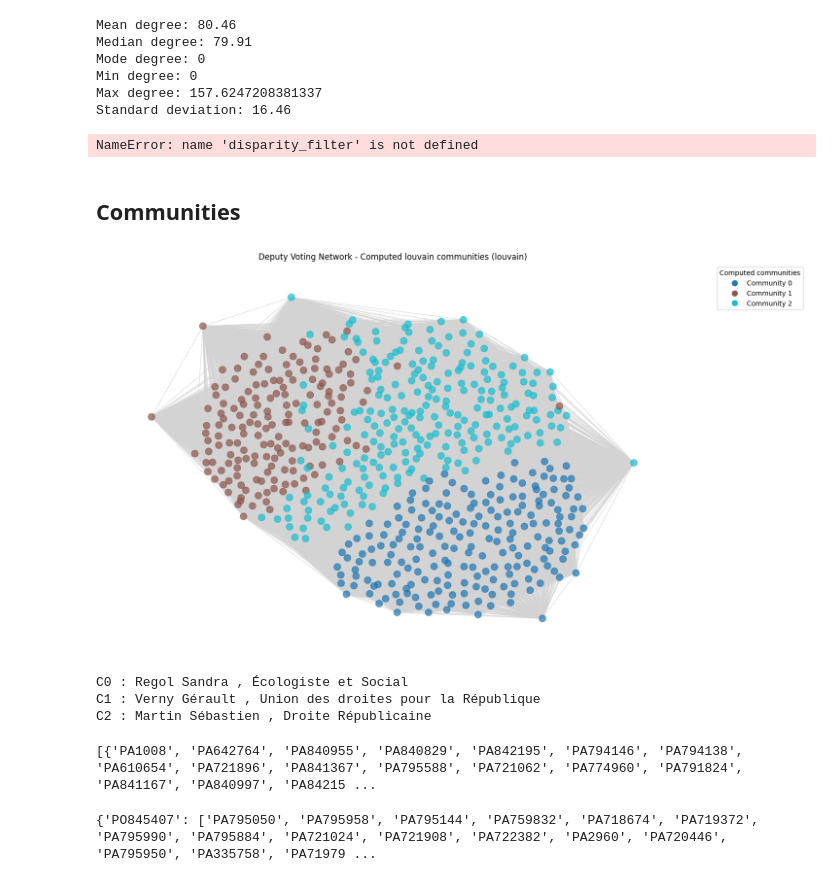
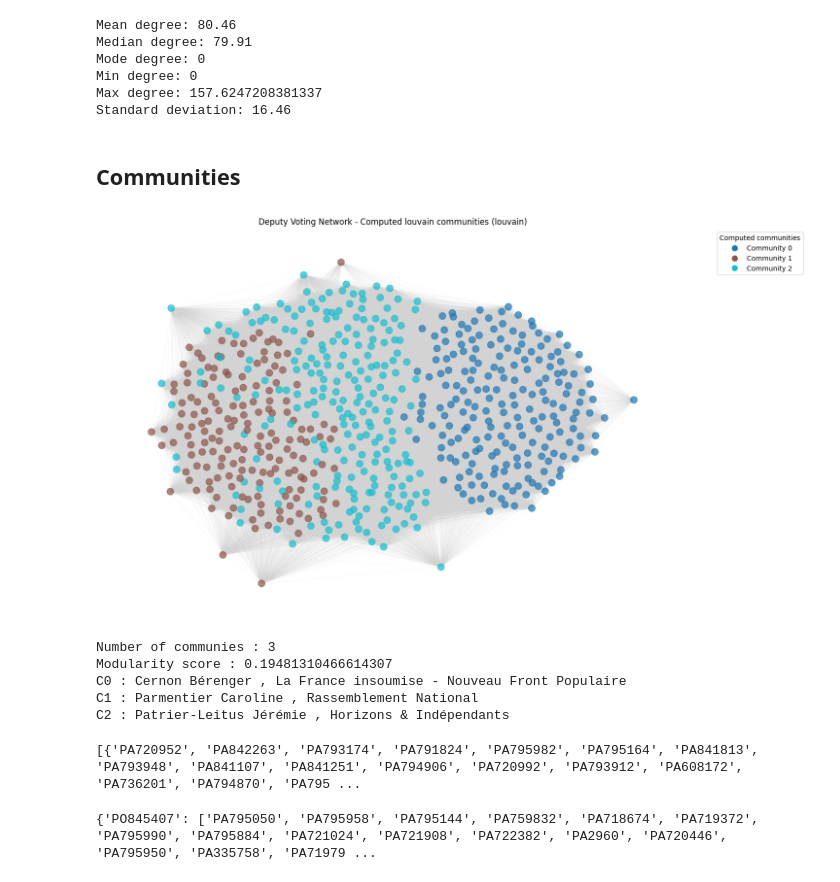
Before and after one commit to PierreHollebeque/02805_SocialGraph_Project, a Jupyter notebook: graph_construction_weights.ipynb, the cells around one changed output. Saved outputs shown, nothing was run; the diff lists cells and outputs as text; code cells hidden in the pictures.

```diff
--- a/graph_construction_weights.ipynb
+++ b/graph_construction_weights.ipynb
@@ -31,7 +31,7 @@ Added 611 nodes
 # Track co-votes and total votes for each deputy pair
 co_votes = {}  # Number of times both voted POUR together
 deputy_votes = {}  # Track which votes each deputy participated in
-
+total_voters = set()
 # First pass: track which votes each deputy participated in
 for vote_id, vote_data in votes.items():
     pour_voters = vote_data['votes_for']
@@ -40,6 +40,8 @@ for vote_id, vote_data in votes.items():
 
     # All deputies who participated in this vote
     all_voters = set(pour_voters + contre_voters + abstention_voters)
+    total_voters.update(pour_voters + contre_voters + abstention_voters)
+
 
     for deputy in all_voters:
         if deputy not in deputy_votes:
@@ -60,9 +62,6 @@ G = nx.Graph()
 
 for deputy_id, deputy_info in deputies.items():
     G.add_node(deputy_id, name=deputy_info.get('name', 'Unknown'))
-
-# Set threshold k (percentage between 0 and 1)
-k = 0.30  # Deputies need to vote POUR together in at least k % of their common votes
 
 # Second pass: create edges based on threshold
 edges_added = 0
@@ -73,7 +72,12 @@ for (deputy1, deputy2), pour_count in co_votes.items():
 
     if total_common > 0:
         percentage = pour_count / total_common
-        G.add_edge(deputy1, deputy2, weight=percentage)
+    else:
+        percentage = 0
+
+
+
+    G.add_edge(deputy1, deputy2, weight=percentage)
 
 
 print(f"Graph created with {G.number_of_nodes()} nodes")
@@ -174,80 +178,48 @@ Mode degree: 0
 Min degree: 0
 Max degree: 157.6247208381337
 Standard deviation: 16.46
-# %%
-# Calculate edge betweenness for backbone
-edge_betweenness = nx.edge_betweenness_centrality(GCC)
-
-# Normalize edge weights (1 to 100 scale)
-values = list(edge_betweenness.values())
-min_val, max_val = min(values), max(values)
-
-# Create weighted graph
-weighted_edges = [
-    (u, v, 1 + 99 * (weight - min_val) / (max_val - min_val))
-    for (u, v), weight in edge_betweenness.items()
-]
-
-G_weighted = GCC.copy()
-G_weighted.clear_edges()
-G_weighted.add_weighted_edges_from(weighted_edges)
-
-# Extract backbone using disparity filter
-df_edges = nx.to_pandas_edgelist(G_weighted, source='src', target='trg')
-df_edges.rename(columns={'weight': 'nij'}, inplace=True)
-
-# Apply disparity filter (using the function from your notebook)
-df_filtered = disparity_filter(df_edges, undirected=True)
-
-# Apply threshold
-backbone_edges = thresholding(df_filtered, threshold=0.5)
-print(f"Original network edges: {GCC.number_of_edges()}")
-print(f"Backbone network edges: {len(backbone_edges)} ({100*len(backbone_edges)/GCC.number_of_edges():.1f}%)")
-
-# Create backbone graph
-G_backbone = nx.from_pandas_edgelist(backbone_edges, source='src', target='trg')
-G_backbone = G_backbone.subgraph([n for n in G_backbone.nodes() if G_backbone.degree(n) > 0]).copy()
-
-print(f"Backbone nodes: {G_backbone.number_of_nodes()}")
-print(f"Backbone components: {nx.number_connected_components(G_backbone)}")
-# %% [output]
-NameError: name 'disparity_filter' is not defined
 # %% [markdown]
 ## Communities
 # %%
 communities_set = nx.community.louvain_communities(G_sample, weight="weight")
 num_communities = len(communities_set)
 
 partition = {}
 for community_id, nodes in enumerate(communities_set):
     for node in nodes:
         partition[node] = community_id
 
 cmap = plt.cm.get_cmap('tab10', num_communities) if num_communities <= 10 else plt.cm.get_cmap('viridis', num_communities)
 
 # --- This is the list for node_color ---
 nodes_color_com = [cmap(partition[node]) for node in G_sample.nodes()]
 
 legend_handles = [plt.Line2D([0], [0], marker='o', color='w', label=f'Community {i}', markerfacecolor=cmap(i), markersize=10) for i in range(num_communities)]
 
 plt.figure(figsize=(12, 8))
-pos = nx.spring_layout(G_sample, k=0.5, iterations=50, weight= 'weight', seed=42)
+pos = nx.spring_layout(G_sample, k=500, iterations=50, weight= 'weight', seed=42)
 nx.draw(G_sample,
         pos,
         node_size=100, node_color=nodes_color_com,
         edge_color='lightgray',
-        alpha=0.7, with_labels=False)
+        alpha=0.7, with_labels=False, width=0.1)
 plt.legend(handles=legend_handles,
            title="Computed communities", bbox_to_anchor=(1.05, 1), loc='upper left')
 plt.title("Deputy Voting Network - Computed louvain communities (louvain)")
 plt.tight_layout()
 plt.show()
 
+print(f'Number of communies : {len(communities_set)}')
+modularity_score = nx.community.modularity(G_sample, communities_set, weight='weight')
+print(f"Modularity score : {modularity_score}")
+
 for i, community in enumerate(communities_set):
       r_idx = random.randint(0, len(list(community)))
       print(f"C{i} : {deputies[list(community)[r_idx]].get('name')} , {deputies[list(community)[r_idx]]['organ']['name']}")
 # %% [output]
-[figure, old version]
+[figure, new version]
-C0 : Regol Sandra , Écologiste et Social
-C1 : Verny Gérault , Union des droites pour la République
-C2 : Martin Sébastien , Droite Républicaine
+Number of communies : 3
+Modularity score : 0.19481310466614307
+C0 : Cernon Bérenger , La France insoumise - Nouveau Front Populaire
+C1 : Parmentier Caroline , Rassemblement National
+C2 : Patrier-Leitus Jérémie , Horizons & Indépendants
@@ -267,7 +243,7 @@ for i,comm in enumerate(list(communities_set)):
 
 print(list(communities_dict.values()))
 # %% [output]
-[{'PA1008', 'PA642764', 'PA840955', 'PA840829', 'PA842195', 'PA794146', 'PA794138', 'PA610654', 'PA721896', 'PA841367', 'PA795588', 'PA721062', 'PA774960', 'PA791824', 'PA841167', 'PA840997', 'PA84215 ...
+[{'PA720952', 'PA842263', 'PA793174', 'PA791824', 'PA795982', 'PA795164', 'PA841813', 'PA793948', 'PA841107', 'PA841251', 'PA794906', 'PA720992', 'PA793912', 'PA608172', 'PA736201', 'PA794870', 'PA795 ...
 # %%
 partis_members = {}
 
```
Also changed, not shown: parts of 8 cells of this notebook.
